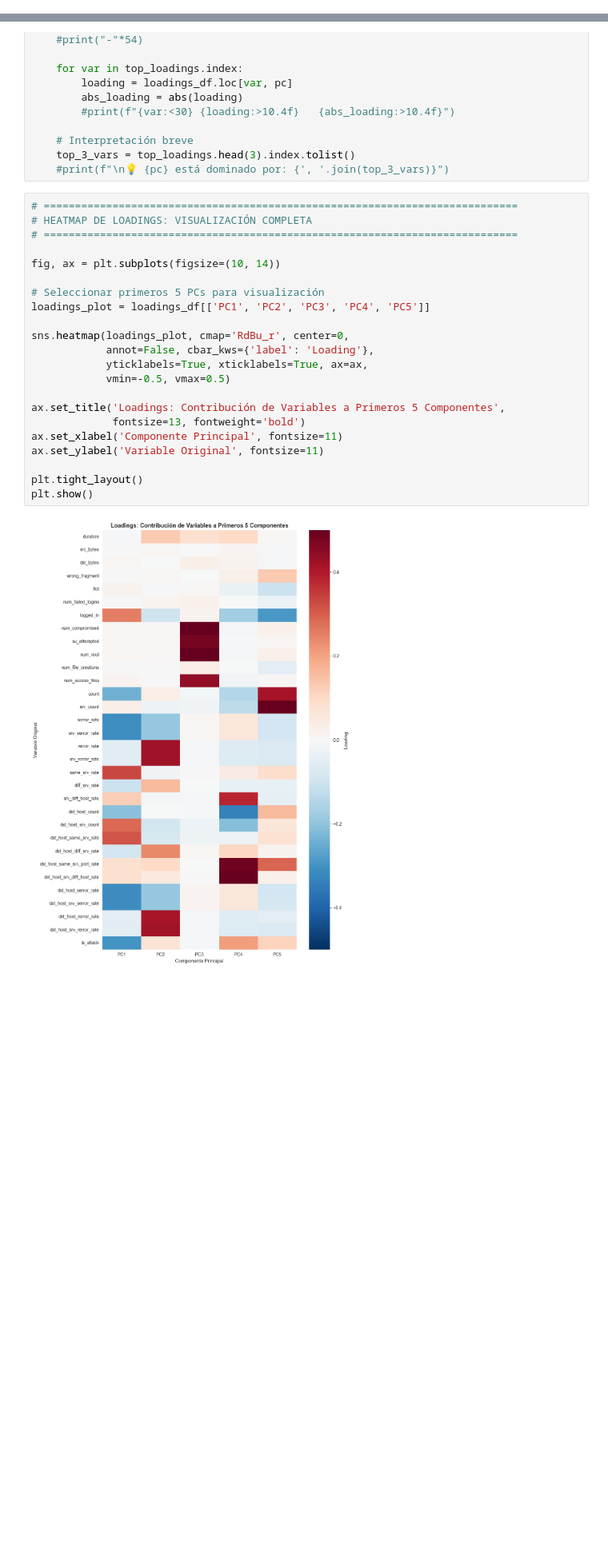
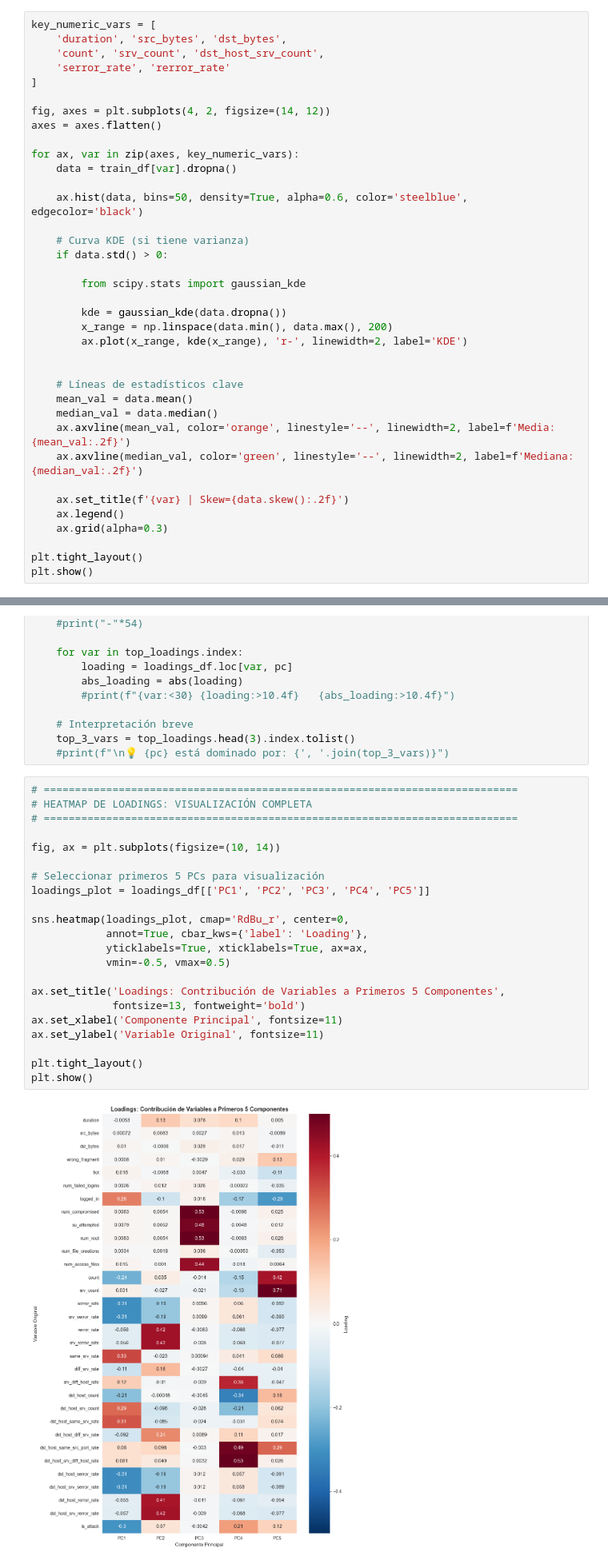
Before and after one commit to ChertaPro/Deteccion-de-Intrusiones-y-Analisis-de-Anomalias-en-Trafico-de-Red-mediante-Tecnicas-Estadasticas, a Jupyter notebook: Detección-de-Intrusiones-y-Análisis-de-Anomalías-en-Tráfico-de-Red-mediante-Técnicas-Estadísticas.ipynb, the cells around one changed output, grey strips where cells are left out. Shown at 80% size. Cells and saved outputs as stored; diff of their text form; blank space fills up the shorter version.

```diff
--- a/Detección-de-Intrusiones-y-Análisis-de-Anomalías-en-Tráfico-de-Red-mediante-Técnicas-Estadísticas.ipynb
+++ b/Detección-de-Intrusiones-y-Análisis-de-Anomalías-en-Tráfico-de-Red-mediante-Técnicas-Estadísticas.ipynb
@@ -1170,0 +374,37 @@ VISUALIZACIÓN DE DISTRIBUCIONES - VARIABLES NUMÉRICAS
+# %%
+key_numeric_vars = [
+    'duration', 'src_bytes', 'dst_bytes',
+    'count', 'srv_count', 'dst_host_srv_count',
+    'serror_rate', 'rerror_rate'
+]
+
+fig, axes = plt.subplots(4, 2, figsize=(14, 12))
+axes = axes.flatten()
+
+for ax, var in zip(axes, key_numeric_vars):
+    data = train_df[var].dropna()
+
+    ax.hist(data, bins=50, density=True, alpha=0.6, color='steelblue', edgecolor='black')
+
+    # Curva KDE (si tiene varianza)
+    if data.std() > 0:
+
+        from scipy.stats import gaussian_kde
+
+        kde = gaussian_kde(data.dropna())
+        x_range = np.linspace(data.min(), data.max(), 200)
+        ax.plot(x_range, kde(x_range), 'r-', linewidth=2, label='KDE')
+
+
+    # Líneas de estadísticos clave
+    mean_val = data.mean()
+    median_val = data.median()
+    ax.axvline(mean_val, color='orange', linestyle='--', linewidth=2, label=f'Media: {mean_val:.2f}')
+    ax.axvline(median_val, color='green', linestyle='--', linewidth=2, label=f'Mediana: {median_val:.2f}')
+
+    ax.set_title(f'{var} | Skew={data.skew():.2f}')
+    ax.legend()
+    ax.grid(alpha=0.3)
+
+plt.tight_layout()
+plt.show()
@@ -3240,27 +2248,27 @@ for pc_idx, pc in enumerate(['PC1', 'PC2', 'PC3']):
 # %%
 # ============================================================================
 # HEATMAP DE LOADINGS: VISUALIZACIÓN COMPLETA
 # ============================================================================
 
 fig, ax = plt.subplots(figsize=(10, 14))
 
 # Seleccionar primeros 5 PCs para visualización
 loadings_plot = loadings_df[['PC1', 'PC2', 'PC3', 'PC4', 'PC5']]
 
 sns.heatmap(loadings_plot, cmap='RdBu_r', center=0,
-            annot=False, cbar_kws={'label': 'Loading'},
+            annot=True, cbar_kws={'label': 'Loading'},
             yticklabels=True, xticklabels=True, ax=ax,
             vmin=-0.5, vmax=0.5)
 
 ax.set_title('Loadings: Contribución de Variables a Primeros 5 Componentes',
              fontsize=13, fontweight='bold')
 ax.set_xlabel('Componente Principal', fontsize=11)
 ax.set_ylabel('Variable Original', fontsize=11)
 
 plt.tight_layout()
 plt.show()
 # %% [output]
-[figure, old version]
+[figure, new version]
 # %% [markdown]
 **Interpretación de Loadings:**
 
```
Also changed, not shown: parts of 32 cells of this notebook, 7 other files.
